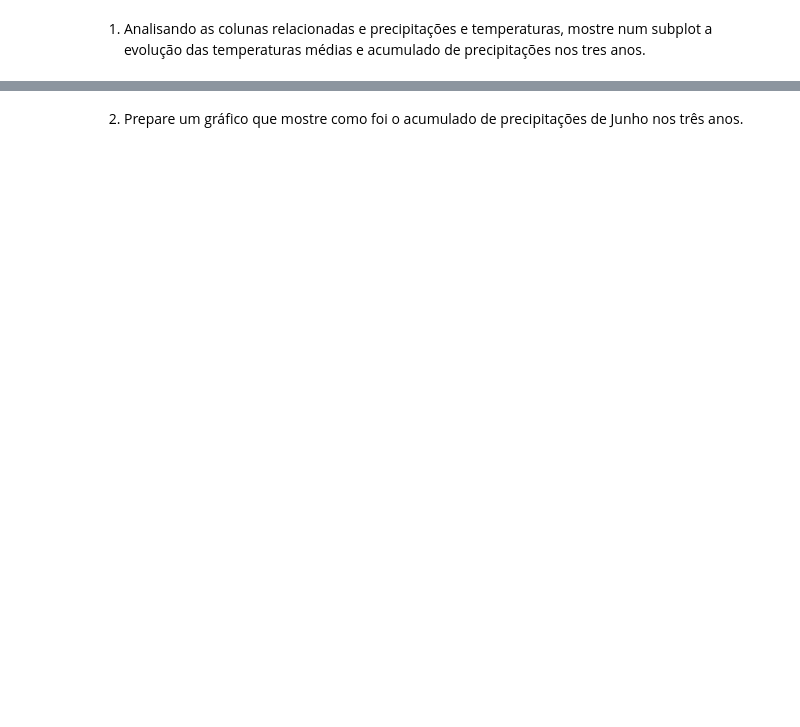
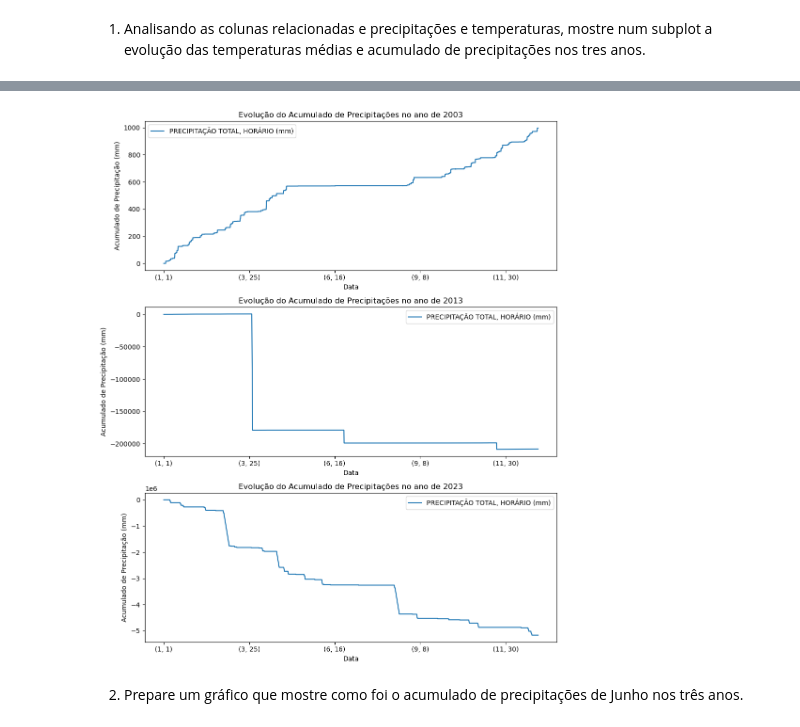
Before and after one commit to AllanaCampos/Python_Basico, a Jupyter notebook: Girleide/P009/Prática9.ipynb, the cells around one changed output, grey strips where cells are left out. Saved outputs shown, nothing was run; the diff lists cells and outputs as text; code cells hidden in the pictures; blank space fills up the shorter version.

```diff
--- a/Girleide/P009/Prática9.ipynb
+++ b/Girleide/P009/Prática9.ipynb
@@ -102,0 +89,3 @@ plotBrasilia.head()
+# %%
+acumulaPrecipitacao = brasilia['Precipitação'].groupby(['Ano']).cumsum()
+acumulaPrecipitacao
@@ -122,2 +118,19 @@ plt.subplot(3,1,2)
+# %%
+
+fig, axes = plt.subplots(nrows=3, ncols=1, figsize=(10, 12))
+
+acumulaPrecipitacao.xs(2023, level='Ano').plot(ax=axes[0])
+acumulaPrecipitacao.xs(2013, level='Ano').plot(ax=axes[1])
+acumulaPrecipitacao.xs(2003, level='Ano').plot(ax=axes[2])
+ano = 2003
+for ax in axes:
+    ax.set_title('Evolução do Acumulado de Precipitações no ano de ' + str(ano))
+    ax.set_xlabel('Data')
+    ax.set_ylabel('Acumulado de Precipitação (mm)')
+    ano +=10
+
+plt.tight_layout()
+# %% [output]
+[figure, added]
 # %% [markdown]
 2. Prepare um gráfico que mostre como foi o acumulado de precipitações de Junho nos três anos.
```
Also changed, not shown: parts of 21 cells of this notebook.
